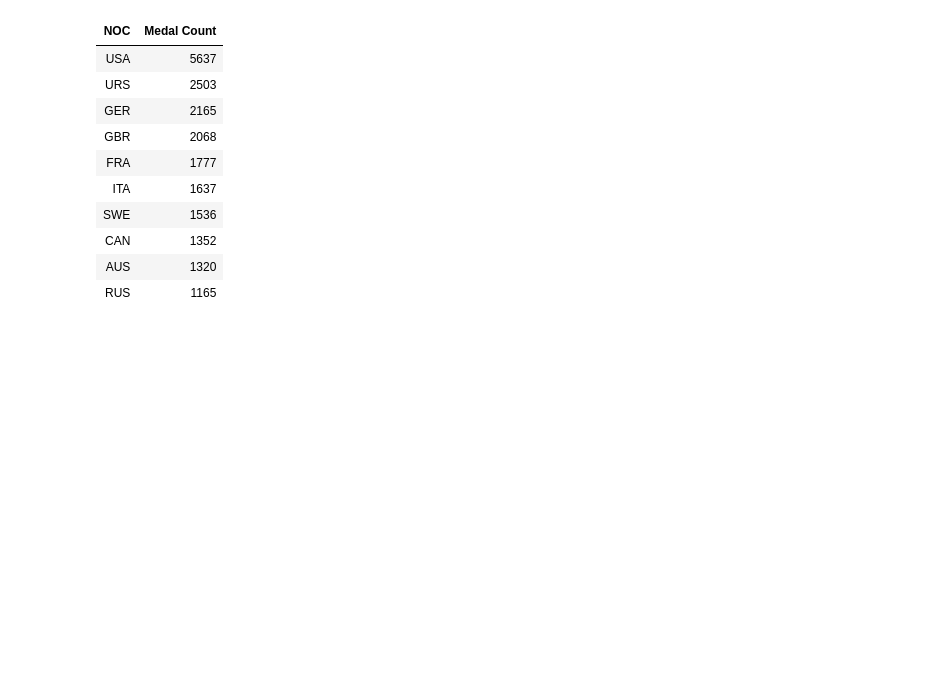
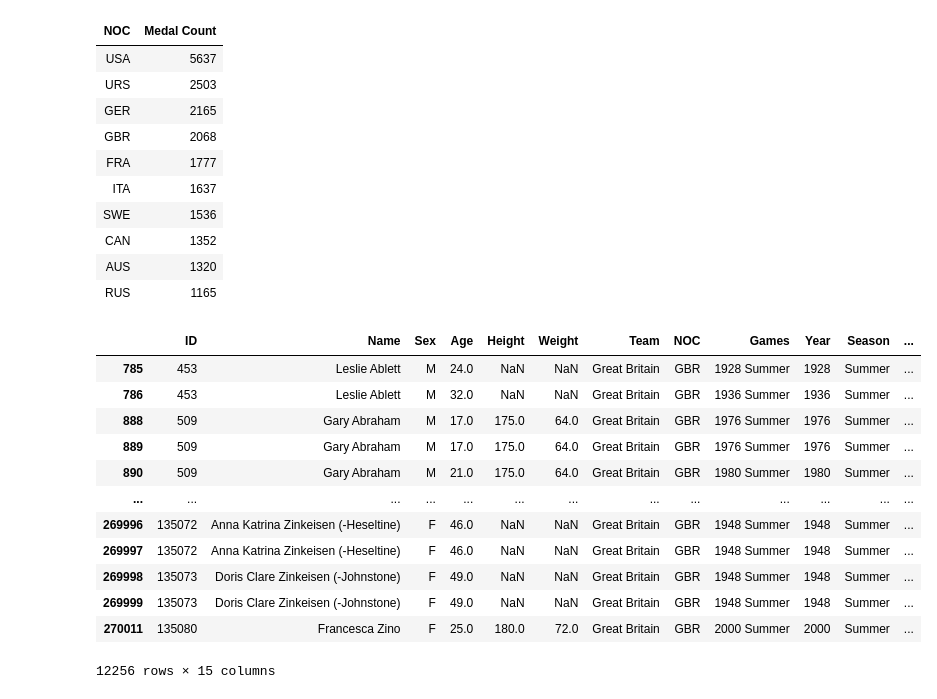
Before and after one commit to AptiDz/projekt_os, a Jupyter notebook: Projekt_OS.ipynb, the cells around one changed output. Drawn from its saved outputs; the diff is of its cells as text; code cells hidden in the pictures; blank space fills up the shorter version.

```diff
--- a/Projekt_OS.ipynb
+++ b/Projekt_OS.ipynb
@@ -124,3 +124,23 @@ largest_countries.style.hide(axis="index")
 | CAN | 1352 |
 | AUS | 1320 |
 | RUS | 1165 |
+# %%
+import hashlib as hl
+
+df_gbr = read_os_file[read_os_file["NOC"] == "GBR"]
+
+df_gbr
+# %% [output]
+|  | ID | Name | Sex | Age | Height | Weight | Team | NOC | Games | Year | Season | ... |
+| 785 | 453 | Leslie Ablett | M | 24.0 | NaN | NaN | Great Britain | GBR | 1928 Summer | 1928 | Summer | ... |
+| 786 | 453 | Leslie Ablett | M | 32.0 | NaN | NaN | Great Britain | GBR | 1936 Summer | 1936 | Summer | ... |
+| 888 | 509 | Gary Abraham | M | 17.0 | 175.0 | 64.0 | Great Britain | GBR | 1976 Summer | 1976 | Summer | ... |
+| 889 | 509 | Gary Abraham | M | 17.0 | 175.0 | 64.0 | Great Britain | GBR | 1976 Summer | 1976 | Summer | ... |
+| 890 | 509 | Gary Abraham | M | 21.0 | 175.0 | 64.0 | Great Britain | GBR | 1980 Summer | 1980 | Summer | ... |
+| ... | ... | ... | ... | ... | ... | ... | ... | ... | ... | ... | ... | ... |
+| 269996 | 135072 | Anna Katrina Zinkeisen (-Heseltine) | F | 46.0 | NaN | NaN | Great Britain | GBR | 1948 Summer | 1948 | Summer | ... |
+| 269997 | 135072 | Anna Katrina Zinkeisen (-Heseltine) | F | 46.0 | NaN | NaN | Great Britain | GBR | 1948 Summer | 1948 | Summer | ... |
+| 269998 | 135073 | Doris Clare Zinkeisen (-Johnstone) | F | 49.0 | NaN | NaN | Great Britain | GBR | 1948 Summer | 1948 | Summer | ... |
+| 269999 | 135073 | Doris Clare Zinkeisen (-Johnstone) | F | 49.0 | NaN | NaN | Great Britain | GBR | 1948 Summer | 1948 | Summer | ... |
+| 270011 | 135080 | Francesca Zino | F | 25.0 | 180.0 | 72.0 | Great Britain | GBR | 2000 Summer | 2000 | Summer | ... |
+12256 rows × 15 columns
```
